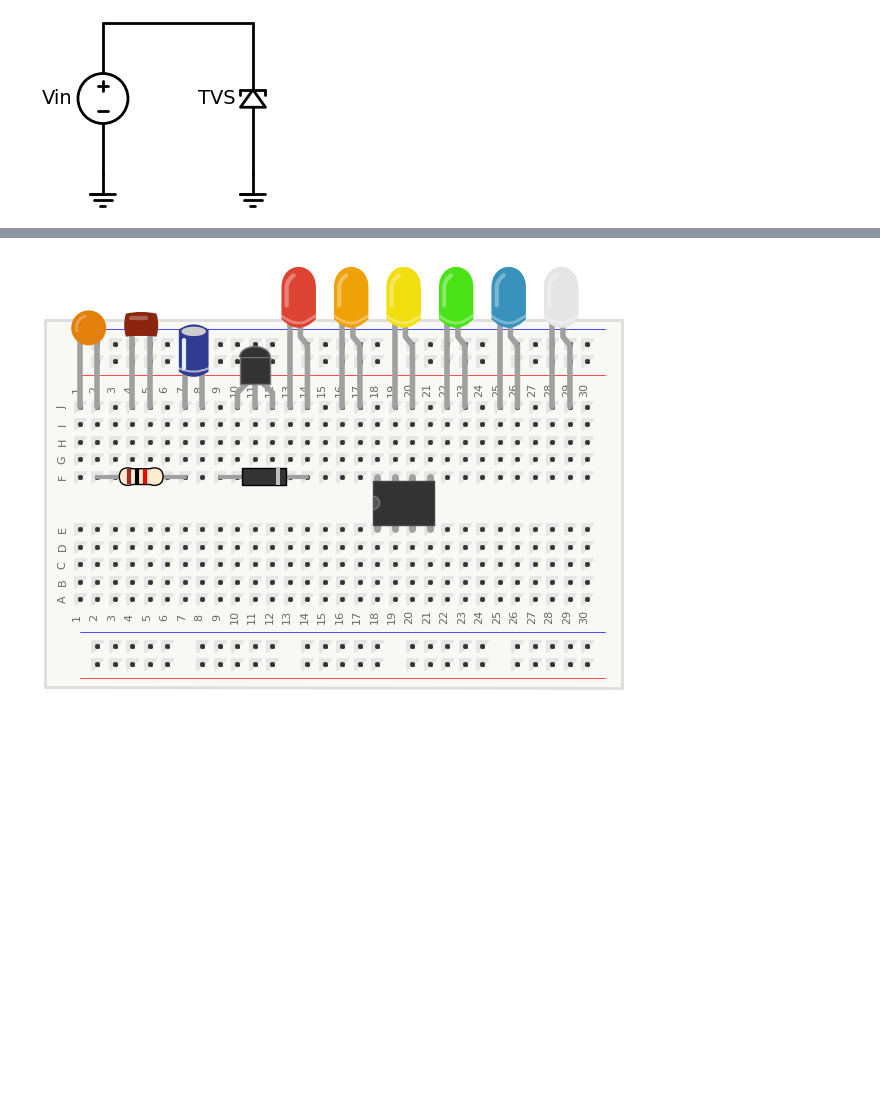
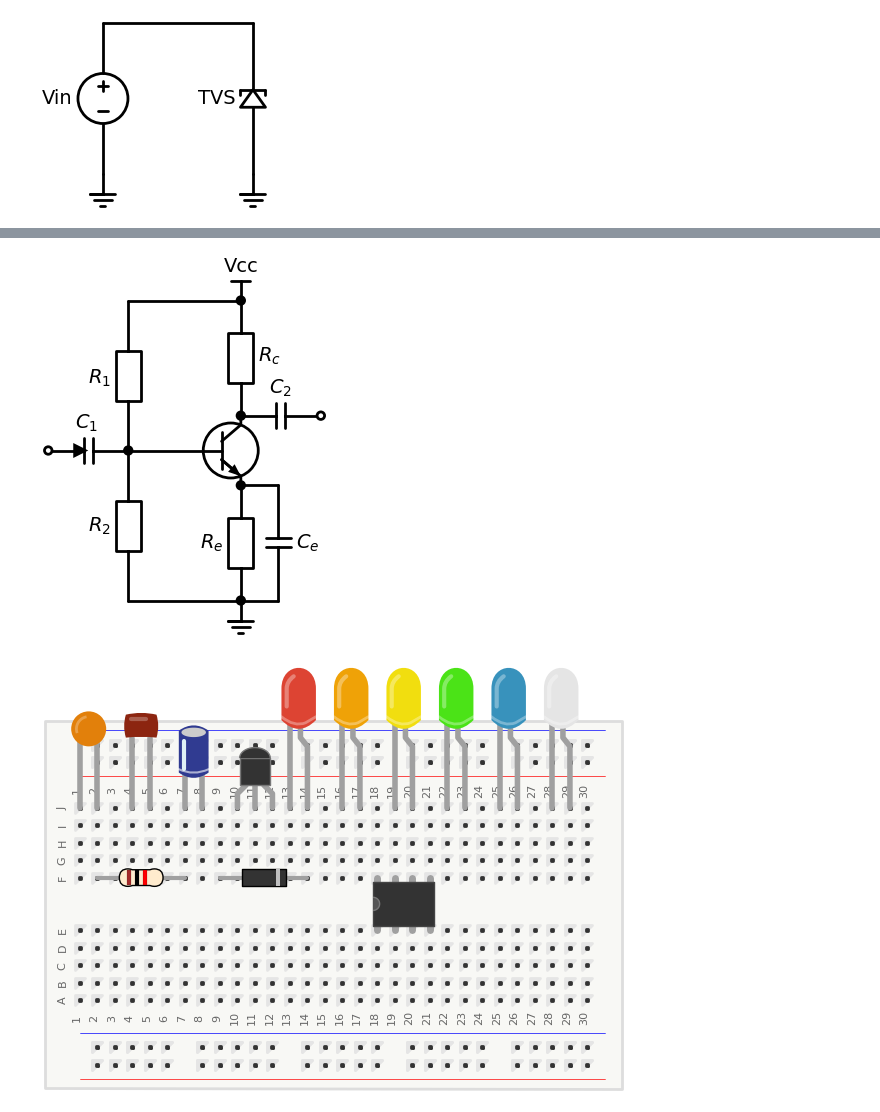
Before and after one commit to ekafex/electronics, a Jupyter notebook: Lectures/Circuit_Draw.ipynb, the cells around one changed output, grey strips where cells are left out. Saved outputs shown, nothing was run; the diff lists cells and outputs as text; code cells hidden in the pictures; blank space fills up the shorter version.

```diff
--- a/Lectures/Circuit_Draw.ipynb
+++ b/Lectures/Circuit_Draw.ipynb
@@ -520,3 +579,24 @@ with schemdraw.Drawing() as d:
+# %%
+with schemdraw.Drawing() as d:
+    C1 = elm.Capacitor().label(r'$C_1$').length(1.6).idot(open=True)
+    elm.CurrentLabelInline(direction='in')
+    R1 = elm.Resistor().up().label(r'$R_1$').idot()
+    R2 = elm.Resistor().at(R1.start).down().label(r'$R_2$')
+    elm.Line().at(R1.start).right().length(1.5)
+    Q  = elm.BjtNpn(circle=True).anchor('base')
+    Rc = elm.Resistor().at(Q.collector).toy(R1.end).dot().label(r'$R_c$', loc='bottom')
+    elm.Line().tox(R1.end)
+    Re = elm.Resistor().at(Q.emitter).toy(R2.end).label(r'$R_e$')
+    elm.Ground()
+    elm.Line().tox(R2.end)
+    elm.Vdd().at(Rc.end).label('Vcc')
+    C2 = elm.Capacitor().at(Q.collector).right().label(r'$C_2$').length(1.6).idot().dot(open=True)
+    elm.Line().at(Re.start).right().length(0.75).idot()
+    Ce = elm.Capacitor().down().toy(Re.end).label(r'$C_e$', loc='bottom')
+    elm.Line().tox(Re.end).dot()
+    d.draw()
+# %% [output]
+[figure, added]
 # %%
 with schemdraw.Drawing():
     bb = pictorial.Breadboard().up()
```
Also changed, not shown: parts of 4 cells of this notebook.
